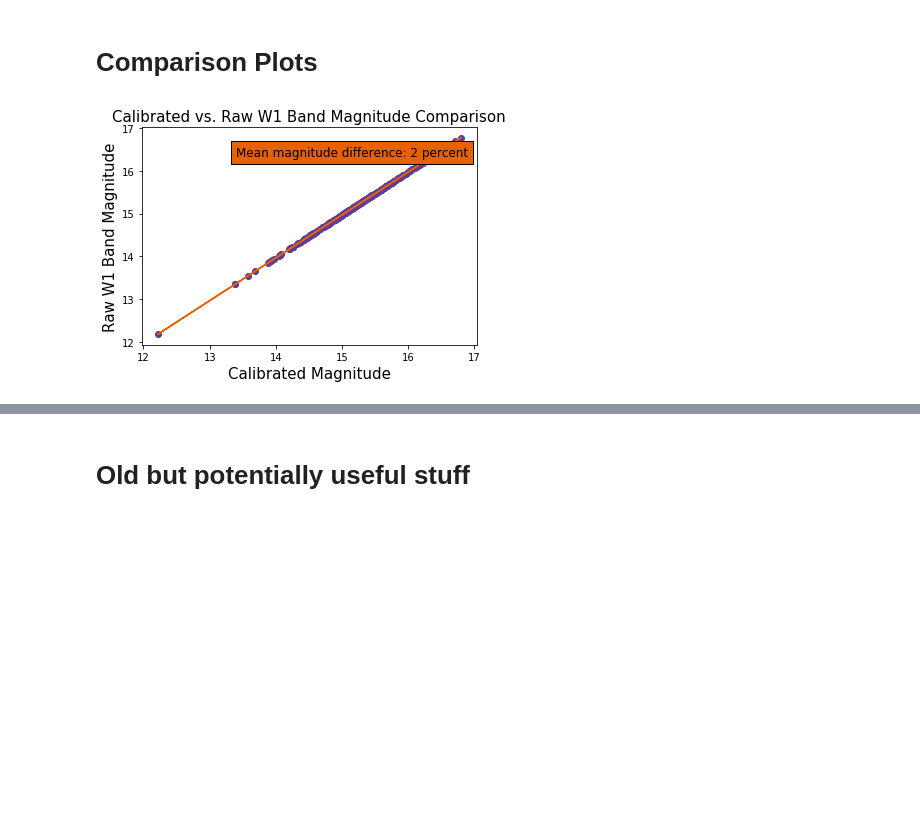
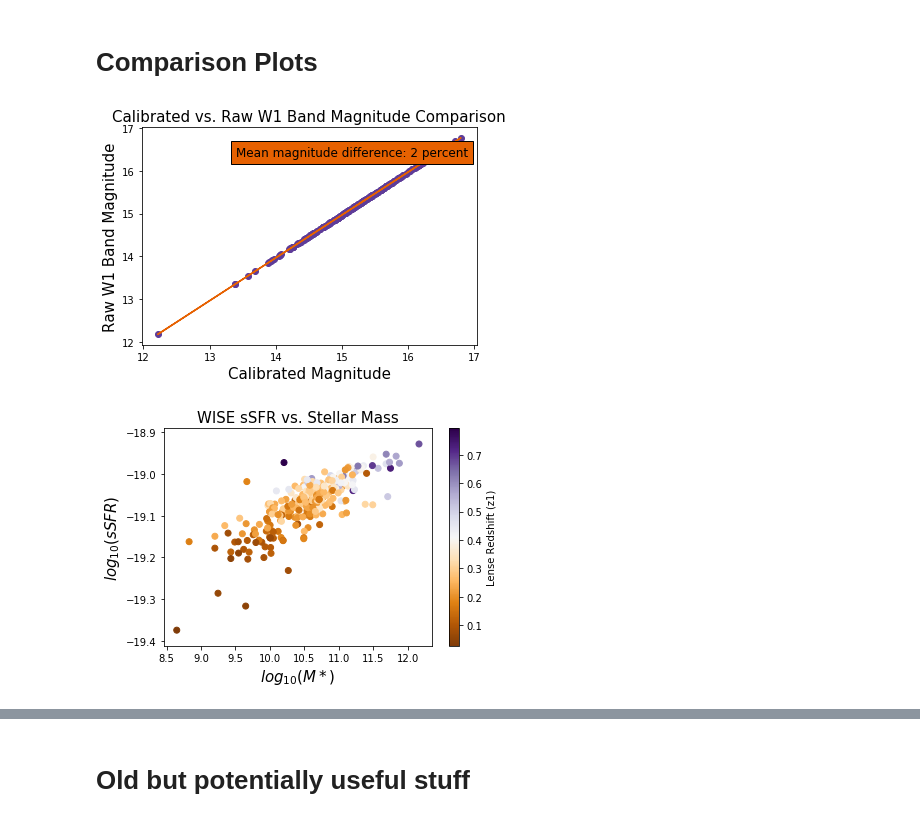
Before and after one commit to beckysteele/python_playground, a Jupyter notebook: strong_lensing_research/Research Plots (Becky).ipynb, the cells around one changed output, grey strips where cells are left out. Drawn from its saved outputs; the diff is of its cells as text; code cells hidden in the pictures; blank space fills up the shorter version.

```diff
--- a/strong_lensing_research/Research Plots (Becky).ipynb
+++ b/strong_lensing_research/Research Plots (Becky).ipynb
@@ -455,28 +460,40 @@ fig.subplots_adjust(top=0.82, bottom=0.18, left=0.10, right=0.95, hspace=0.95,
 # %%
 #------------------------------------------------------
 # Calculate calibrated apparent magnitude
 #------------------------------------------------------
 # I was curious what the calibrated magnitude based on flux counts, aperture corrections, and instrumental zero point mags would be...
 # See here: http://wise2.ipac.caltech.edu/docs/release/allsky/expsup/sec4_4h.html#example
 m_zpt = 20.752
 aper_corr = 0.222 # Found here: http://wise2.ipac.caltech.edu/docs/release/allsky/expsup/sec4_4c.html#circ
 m_cal = m_zpt - 2.5*log10(w1flux_all_pairs)-aper_corr
 #print(m_cal)
 
 #------------------------------------------------------
 # Calculate the mean of the raw vs. calibrated diff
 #------------------------------------------------------
 meanDiff=mean(abs(m_cal-w1_all_pairs))*100
 
 #------------------------------------------------------
-# Plot the results
+# Plot Mcal vs. Raw w1 mag
 #------------------------------------------------------
-p = plt.title("Calibrated vs. Raw W1 Band Magnitude Comparison",fontsize=15)
-p = plt.scatter(m_cal,w1_all_pairs,color='#5e3c99')
+plt.title("Calibrated vs. Raw W1 Band Magnitude Comparison",fontsize=15)
+plt.scatter(m_cal,w1_all_pairs,color='#5e3c99')
 m,c=np.polyfit(m_cal,w1_all_pairs,1)
-p = plt.plot(m_cal,m*m_cal + c, color='#e66101')
-p = plt.xlabel("Calibrated Magnitude",fontsize=15)
-p = plt.ylabel("Raw W1 Band Magnitude",fontsize=15)
-p = plt.text(13.4, 16.35, 'Mean magnitude difference: %d percent' %meanDiff, style='normal', fontsize=12, bbox={'facecolor':'#e66101', 'alpha':1, 'pad':5})
+plt.plot(m_cal,m*m_cal + c, color='#e66101')
+plt.xlabel("Calibrated Magnitude",fontsize=15)
+plt.ylabel("Raw W1 Band Magnitude",fontsize=15)
+plt.text(13.4, 16.35, 'Mean magnitude difference: %d percent' %meanDiff, style='normal', fontsize=12, bbox={'facecolor':'#e66101', 'alpha':1, 'pad':5})
+plt.show()
+
+#------------------------------------------------------
+# Plot sSFR vs. Mstar
+#------------------------------------------------------
+p = plt.title("WISE sSFR vs. Stellar Mass",fontsize=15)
+p = plt.scatter((logMstar_all_pairs),(np.log10(sSFR_all_pairs)),c=z1_all_pairs, cmap=cm.PuOr)
+p = plt.cbar = plt.colorbar(p, shrink=1, orientation='vertical') #, anchor=(0,1.5))
+p = plt.cbar.set_label('Lense Redshift (z1)', fontsize=10)
+p = plt.ylabel(r'$log_{10}(sSFR)$', fontsize=15)
+p = plt.xlabel(r'$log_{10}(M*)$', fontsize=15)
 # %% [output]
 [figure]
+[figure, added]
```
Also changed, not shown: parts of 4 cells of this notebook, 1 other file.
